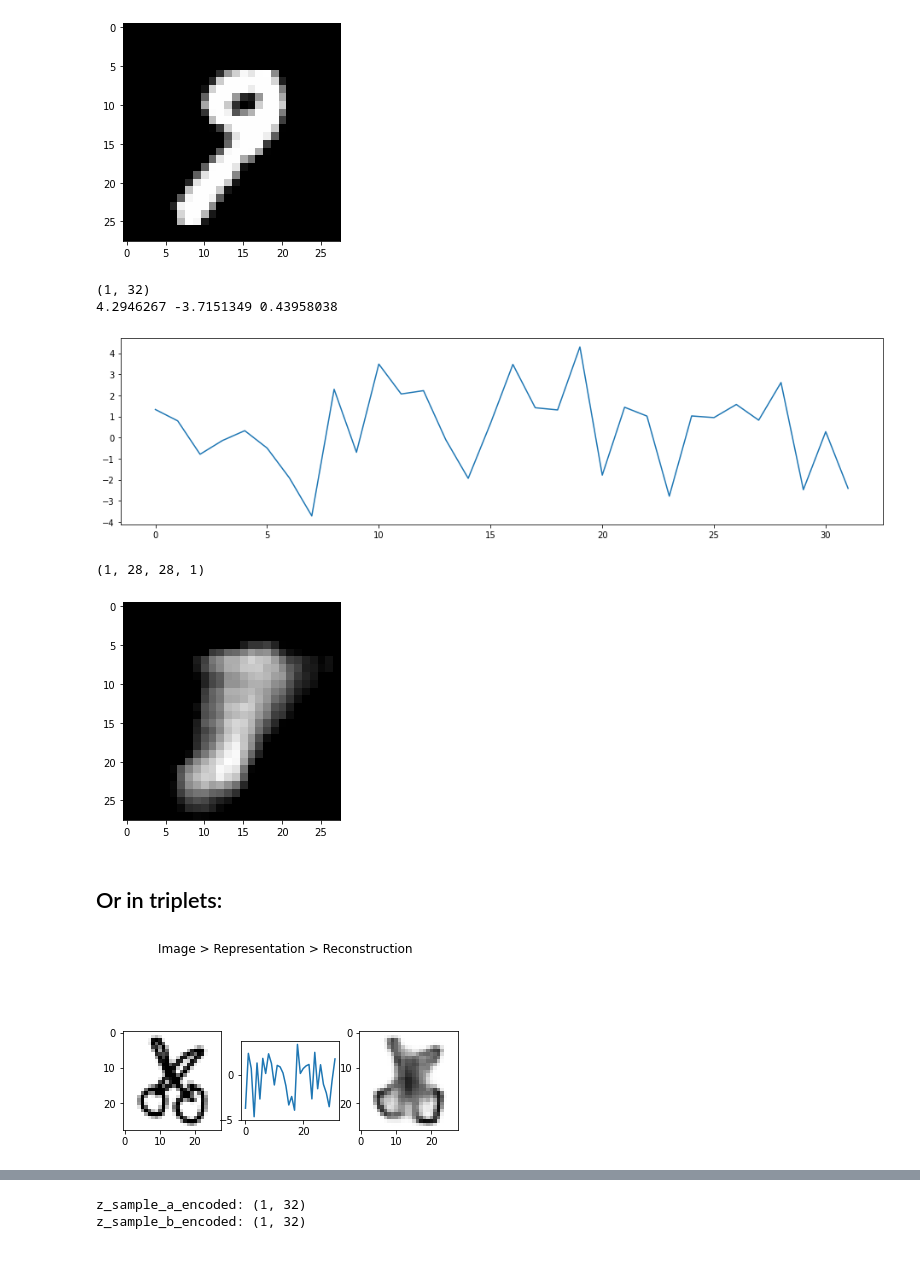
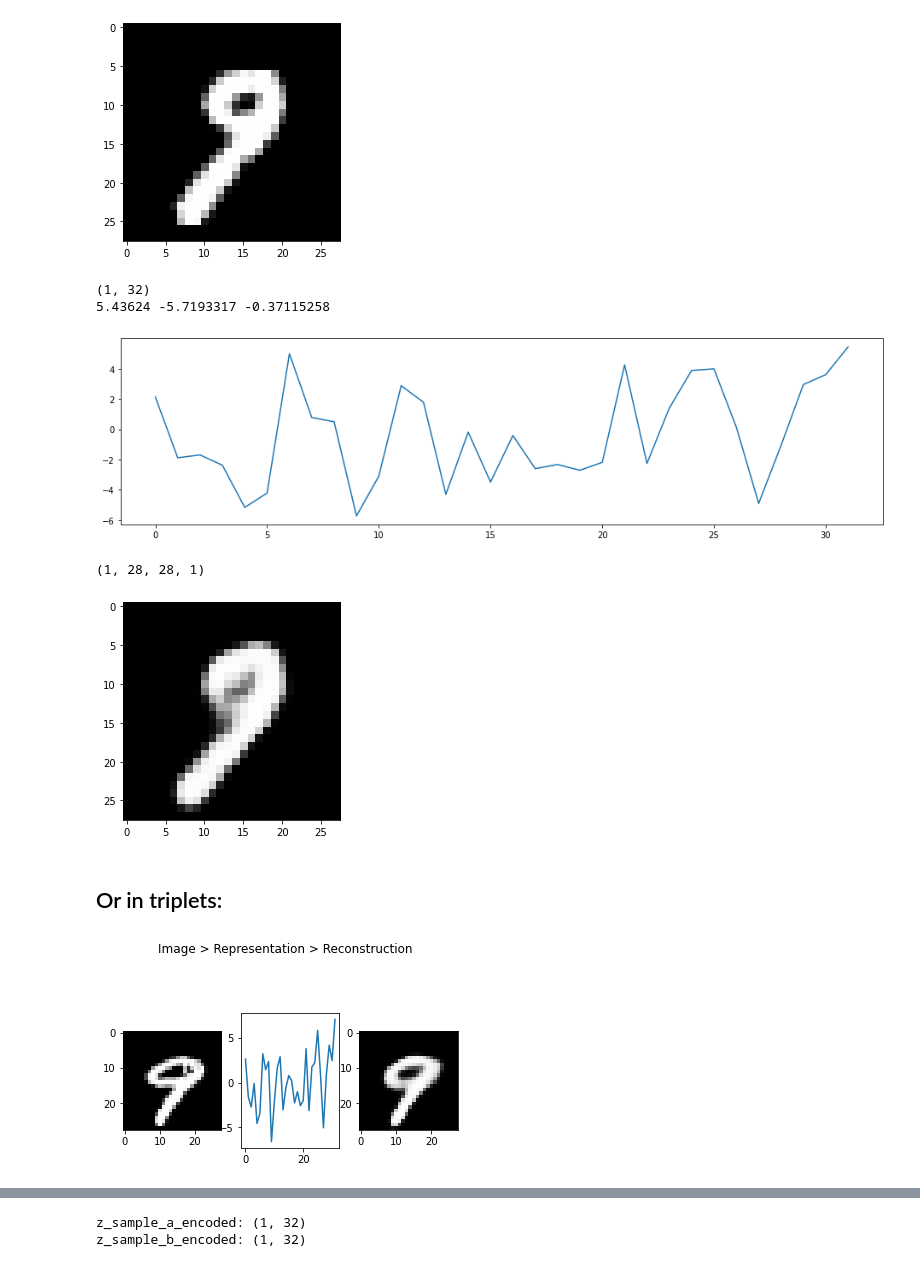
Before and after one commit to previtus/cci_exploring_machine_intelligence, a Jupyter notebook: week05_generative-models/ml05_convolutional_VAE.ipynb, the cells around one changed output, grey strips where cells are left out. Cells and saved outputs as stored; diff of their text form; code cells hidden in the pictures.

```diff
--- a/week05_generative-models/ml05_convolutional_VAE.ipynb
+++ b/week05_generative-models/ml05_convolutional_VAE.ipynb
@@ -317,10 +336,10 @@ def my_load_model(name):
     model.load_weights(name+'.h5')
     return model
 
-#decoder = my_load_model('decoder_mnist')
-#encoder = my_load_model('encoder_mnist')
-decoder = my_load_model('decoder_draw_100ep')
-encoder = my_load_model('encoder_draw_100ep')
+decoder = my_load_model('decoder_mnist')
+encoder = my_load_model('encoder_mnist')
+#decoder = my_load_model('decoder_draw_100ep')
+#encoder = my_load_model('encoder_draw_100ep')
 # %% [markdown]
 ## Inspect one in detail:
 # %%
@@ -352,8 +371,8 @@ plt.plot(z[0])
 plt.show()
 # %% [output]
 (1, 32)
-4.2946267 -3.7151349 0.43958038
+5.43624 -5.7193317 -0.37115258
-[figure, old version]
+[figure, new version]
 # %%
 # Reconstructed image
 
@@ -368,7 +387,7 @@ plt.imshow(img, cmap='gray', vmin=0.0, vmax=1.0)
 plt.show()
 # %% [output]
 (1, 28, 28, 1)
-[figure, old version]
+[figure, new version]
 # %% [markdown]
 ## Or in triplets:
 # %%
@@ -385,13 +404,13 @@ def plot_single(image):
     plt.imshow(image, cmap='gray', vmin=0.0, vmax=1.0)
     plt.show()
 # %%
-x1 = x_test[99] # 2 has a '1', 3 has a '0'
+x1 = x_test[9] # 2 has a '1', 3 has a '0'
 z, z_mean, z_log_var = encoder.predict(np.asarray([x1]))
 y1 = decoder.predict(z)
 
 plot_tripple(x1[:,:,0], z[0], y1[0,:,:,0])
 # %% [output]
-[figure, old version]
+[figure, new version]
 # %%
 from random import randrange
 for i in range(5):
```
Also changed, not shown: parts of 19 cells of this notebook.
